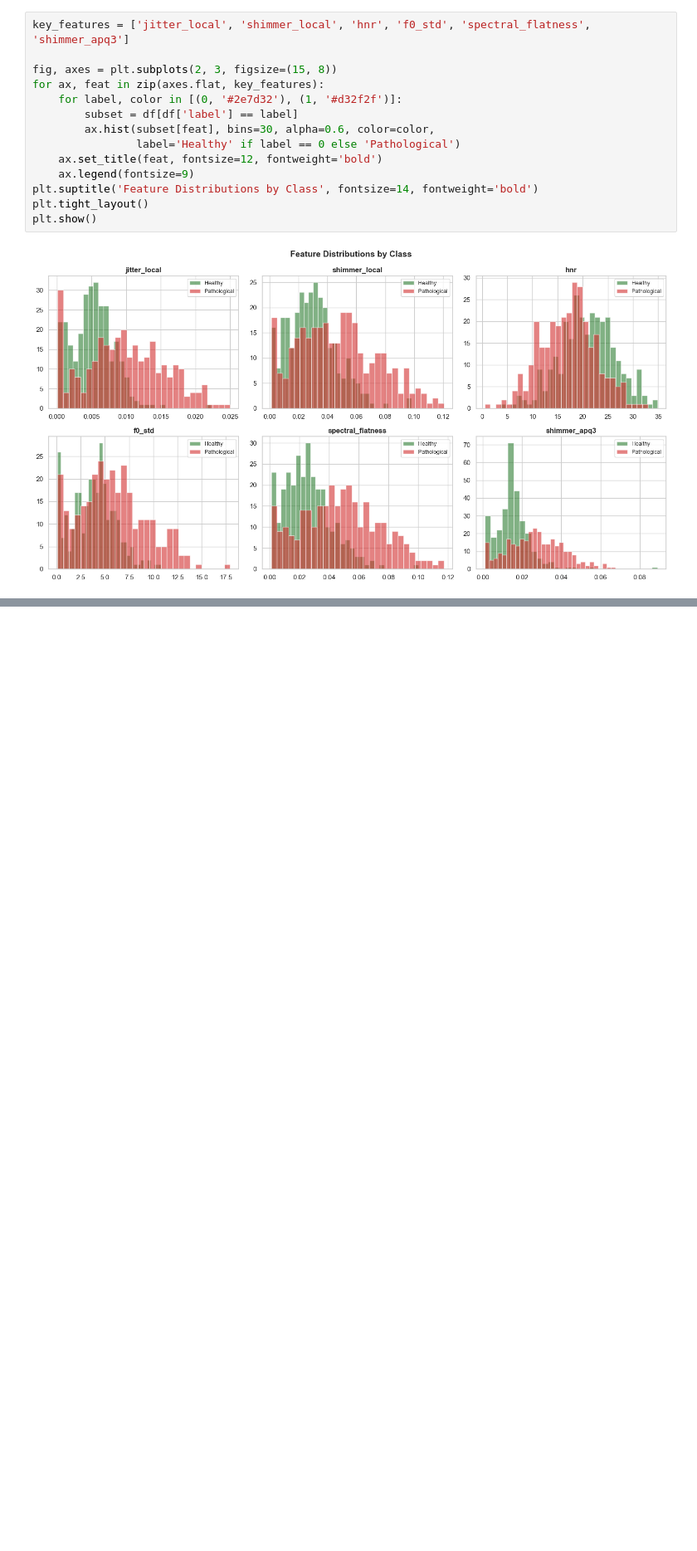
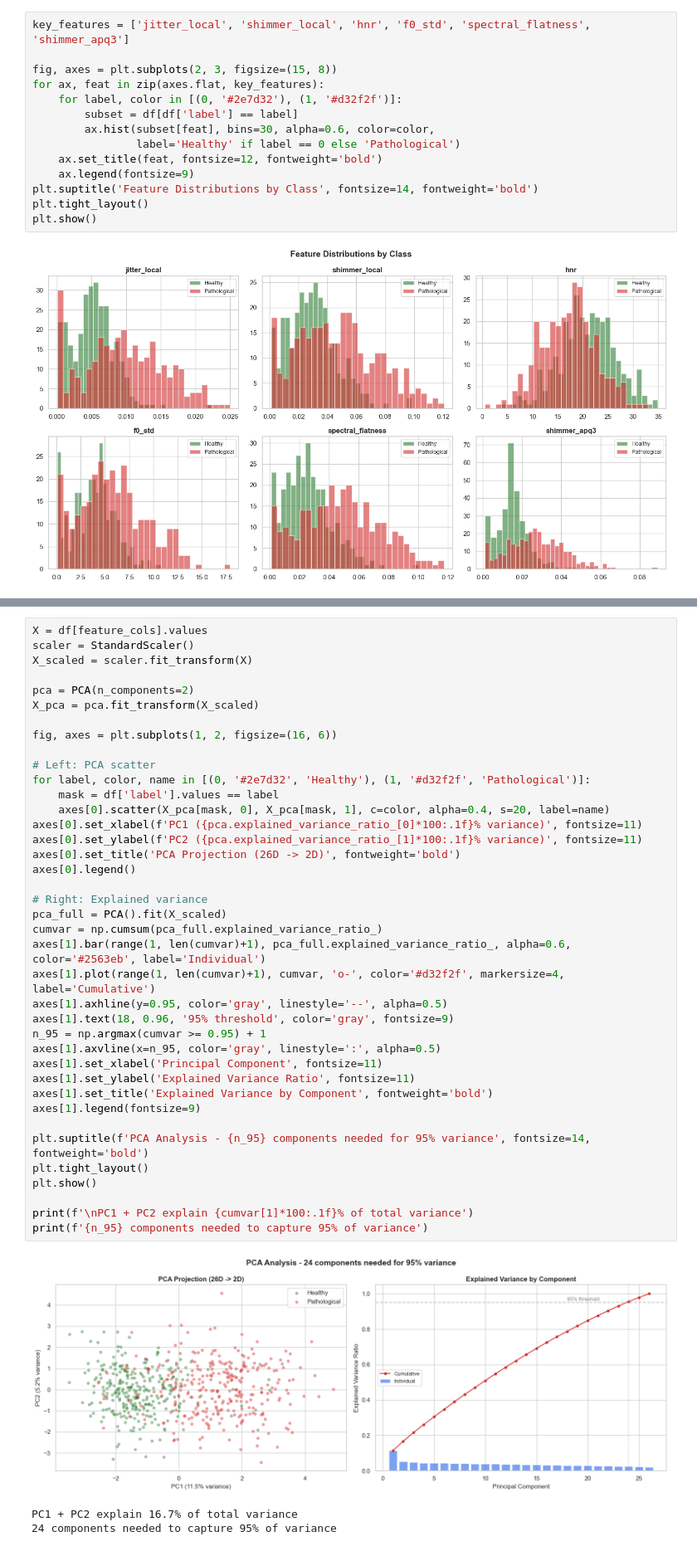
Before and after one commit to erinerinchan/vocalpath-acoustic-biomarker, a Jupyter notebook: notebooks/eda.ipynb, the cells around one changed output, grey strips where cells are left out. Shown at 83% size. Cells and saved outputs as stored; diff of their text form; blank space fills up the shorter version.

```diff
--- a/notebooks/eda.ipynb
+++ b/notebooks/eda.ipynb
@@ -109,0 +251,43 @@ plt.show()
+# %%
+X = df[feature_cols].values
+scaler = StandardScaler()
+X_scaled = scaler.fit_transform(X)
+
+pca = PCA(n_components=2)
+X_pca = pca.fit_transform(X_scaled)
+
+fig, axes = plt.subplots(1, 2, figsize=(16, 6))
+
+# Left: PCA scatter
+for label, color, name in [(0, '#2e7d32', 'Healthy'), (1, '#d32f2f', 'Pathological')]:
+    mask = df['label'].values == label
+    axes[0].scatter(X_pca[mask, 0], X_pca[mask, 1], c=color, alpha=0.4, s=20, label=name)
+axes[0].set_xlabel(f'PC1 ({pca.explained_variance_ratio_[0]*100:.1f}% variance)', fontsize=11)
+axes[0].set_ylabel(f'PC2 ({pca.explained_variance_ratio_[1]*100:.1f}% variance)', fontsize=11)
+axes[0].set_title('PCA Projection (26D -> 2D)', fontweight='bold')
+axes[0].legend()
+
+# Right: Explained variance
+pca_full = PCA().fit(X_scaled)
+cumvar = np.cumsum(pca_full.explained_variance_ratio_)
+axes[1].bar(range(1, len(cumvar)+1), pca_full.explained_variance_ratio_, alpha=0.6, color='#2563eb', label='Individual')
+axes[1].plot(range(1, len(cumvar)+1), cumvar, 'o-', color='#d32f2f', markersize=4, label='Cumulative')
+axes[1].axhline(y=0.95, color='gray', linestyle='--', alpha=0.5)
+axes[1].text(18, 0.96, '95% threshold', color='gray', fontsize=9)
+n_95 = np.argmax(cumvar >= 0.95) + 1
+axes[1].axvline(x=n_95, color='gray', linestyle=':', alpha=0.5)
+axes[1].set_xlabel('Principal Component', fontsize=11)
+axes[1].set_ylabel('Explained Variance Ratio', fontsize=11)
+axes[1].set_title('Explained Variance by Component', fontweight='bold')
+axes[1].legend(fontsize=9)
+
+plt.suptitle(f'PCA Analysis - {n_95} components needed for 95% variance', fontsize=14, fontweight='bold')
+plt.tight_layout()
+plt.show()
+
+print(f'\nPC1 + PC2 explain {cumvar[1]*100:.1f}% of total variance')
+print(f'{n_95} components needed to capture 95% of variance')
+# %% [output]
+[figure, added]
+PC1 + PC2 explain 16.7% of total variance
+24 components needed to capture 95% of variance
```
Also changed, not shown: parts of 25 cells of this notebook.
